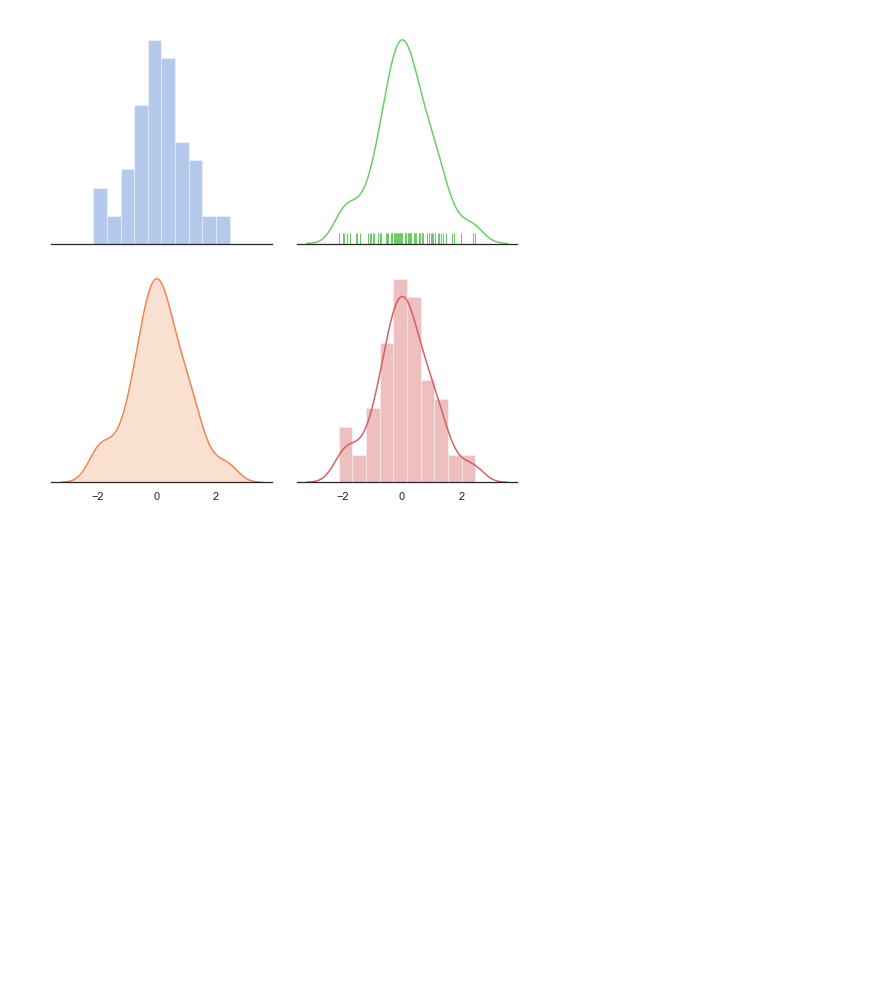
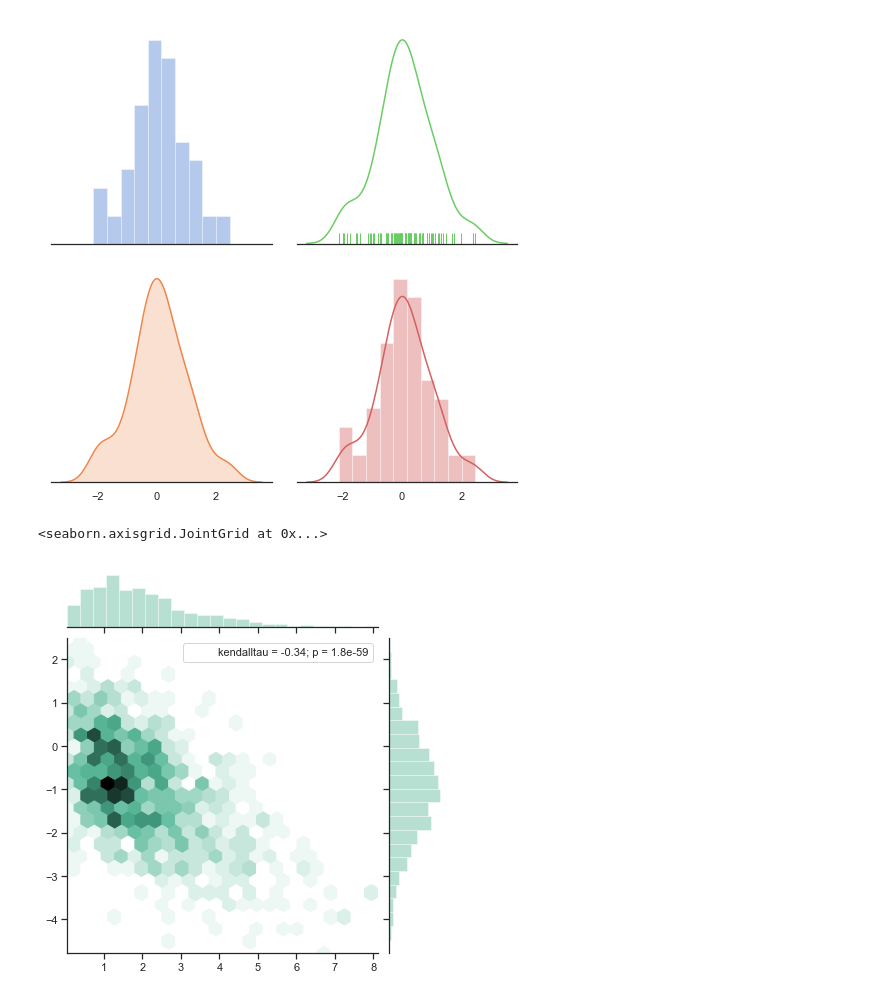
Before and after one commit to ljsauer/LaunchCode, a Jupyter notebook: Week 6/InClass_Part2_W6.ipynb, the cells around one changed output. Saved outputs shown, nothing was run; the diff lists cells and outputs as text; code cells hidden in the pictures; blank space fills up the shorter version.

```diff
--- a/Week 6/InClass_Part2_W6.ipynb
+++ b/Week 6/InClass_Part2_W6.ipynb
@@ -76,3 +76,16 @@ plt.setp(axes, yticks=[])
 plt.tight_layout()
 # %% [output]
 [figure]
+# %%
+# hexbin plot with marginal distributions
+
+from scipy.stats import kendalltau
+sns.set(style='ticks')
+
+rs = np.random.RandomState(11)
+x = rs.gamma(2, size=1000)
+y = (-0.5 * x) + rs.normal(size=1000)
+sns.jointplot(x, y, kind='hex', stat_func=kendalltau, color='#4CB391')
+# %% [output]
+<seaborn.axisgrid.JointGrid at 0x...>
+[figure, added]
```
Also changed, not shown: parts of 4 cells of this notebook.
